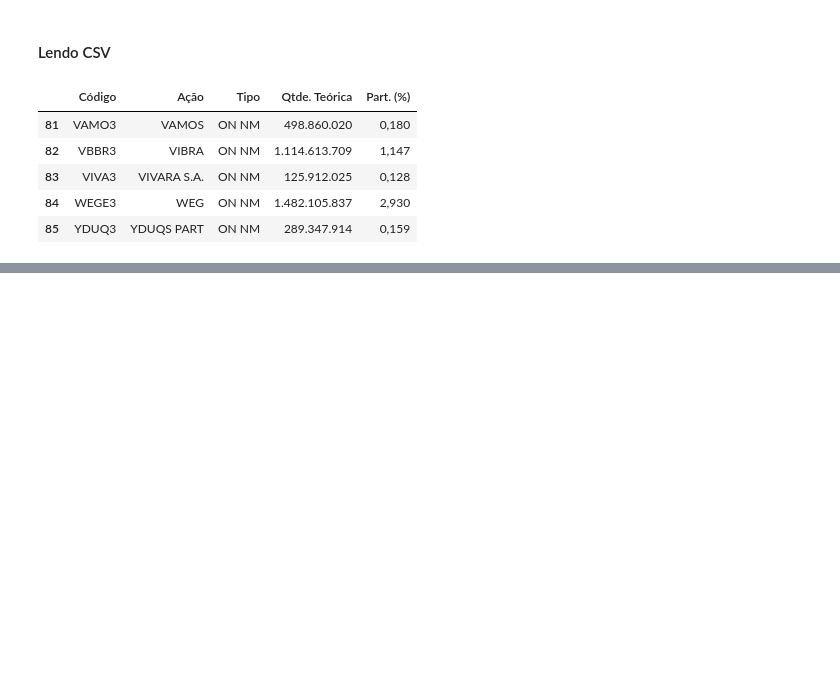
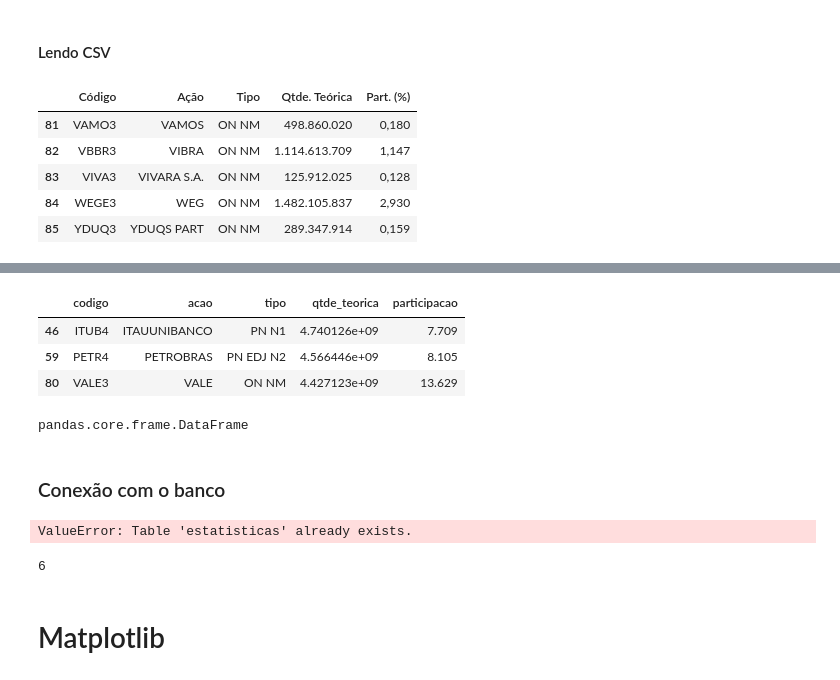
Before and after one commit to pdiegoneves/UNICESUMAR-Python-Avancado, a Jupyter notebook: bibliotecas.ipynb, the cells around one changed output, grey strips where cells are left out. Saved outputs shown, nothing was run; the diff lists cells and outputs as text; code cells hidden in the pictures; blank space fills up the shorter version.

```diff
--- a/bibliotecas.ipynb
+++ b/bibliotecas.ipynb
@@ -277,0 +340,27 @@ df_ibov
+# %%
+filtro = df_ibov['participacao'] > 5
+df_ibov[filtro]
+# %% [output]
+|  | codigo | acao | tipo | qtde_teorica | participacao |
+| 46 | ITUB4 | ITAUUNIBANCO | PN N1 | 4.740126e+09 | 7.709 |
+| 59 | PETR4 | PETROBRAS | PN EDJ N2 | 4.566446e+09 | 8.105 |
+| 80 | VALE3 | VALE | ON NM | 4.427123e+09 | 13.629 |
+# %%
+df_estatistica = df_ibov.describe(include='all')
+type(df_estatistica)
+# %% [output]
+pandas.core.frame.DataFrame
+# %% [markdown]
+### Conexão com o banco
+# %%
+conexao = sql.connect('banco.db')
+df_estatistica.to_sql('estatisticas', conexao)
+# %% [output]
+ValueError: Table 'estatisticas' already exists.
+# %%
+df_ibov.to_sql('ibov', conexao, if_exists='replace')
+df_cardio.to_sql('cardio', conexao, if_exists='replace', index=False)
+# %% [output]
+6
+# %% [markdown]
+# Matplotlib
```
Also changed, not shown: parts of 7 cells of this notebook, 1 other file.
